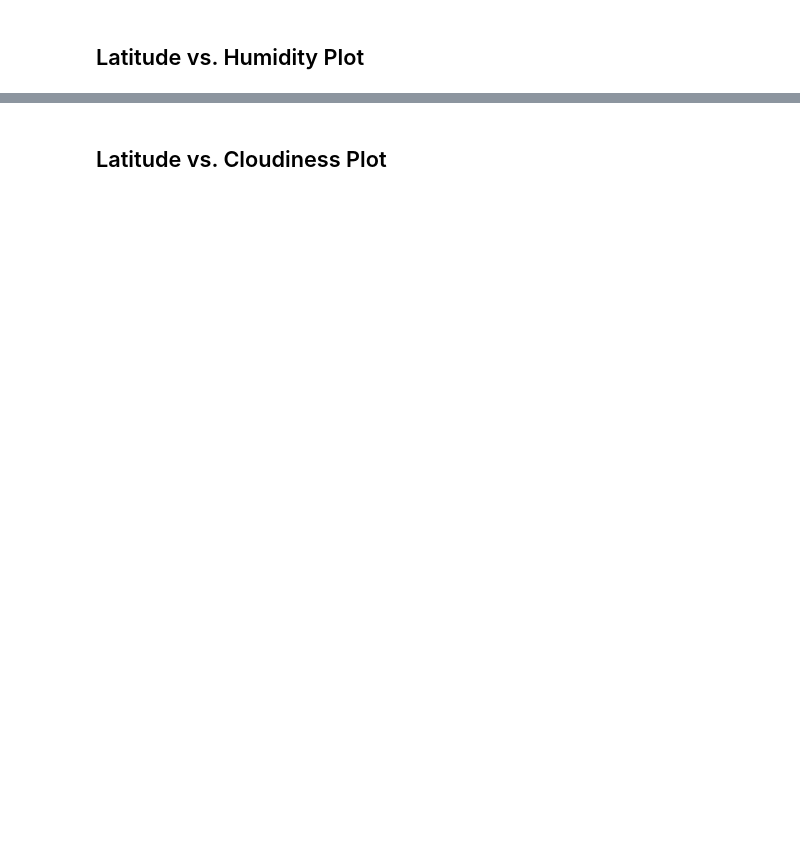
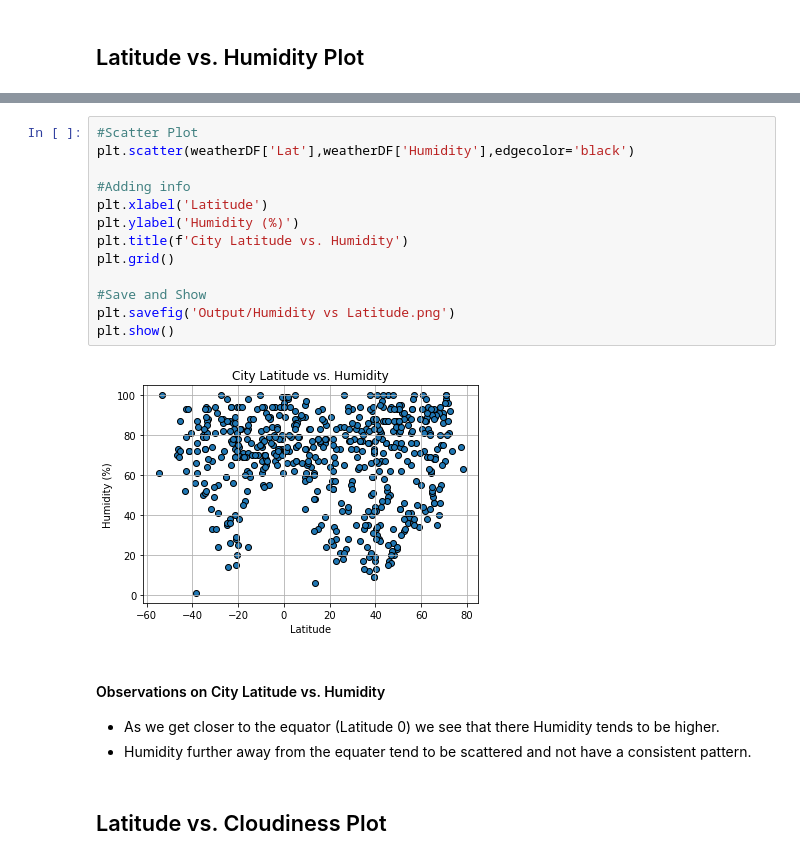
Before and after one commit to eucortes04/python-api-challenge, a Jupyter notebook: WeatherPy/WeatherPy.ipynb, the cells around one changed output, grey strips where cells are left out. Cells and saved outputs as stored; diff of their text form; blank space fills up the shorter version.

```diff
--- a/WeatherPy/WeatherPy.ipynb
+++ b/WeatherPy/WeatherPy.ipynb
@@ -145,2 +181,21 @@ Int64Index([], dtype='int64')
+# %%
+#Scatter Plot
+plt.scatter(weatherDF['Lat'],weatherDF['Humidity'],edgecolor='black')
+
+#Adding info
+plt.xlabel('Latitude')
+plt.ylabel('Humidity (%)')
+plt.title(f'City Latitude vs. Humidity')
+plt.grid()
+
+#Save and Show
+plt.savefig('Output/Humidity vs Latitude.png')
+plt.show()
+# %% [output]
+[figure, added]
+# %% [markdown]
+#### Observations on City Latitude vs. Humidity
+* As we get closer to the equator (Latitude 0) we see that there Humidity tends to be higher.
+* Humidity further away from the equater tend to be scattered and not have a consistent pattern.
 # %% [markdown]
 ## Latitude vs. Cloudiness Plot
```
Also changed, not shown: parts of 25 cells of this notebook, 4 other files.
